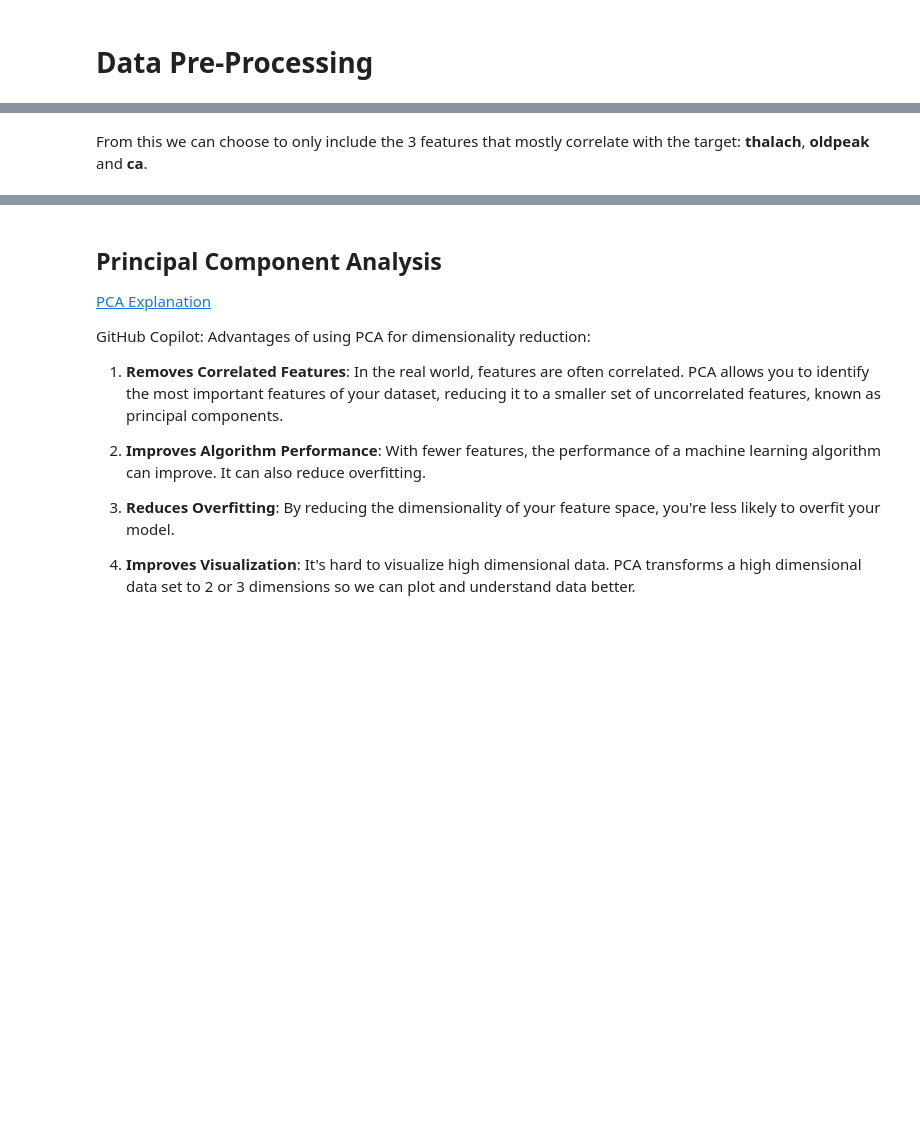
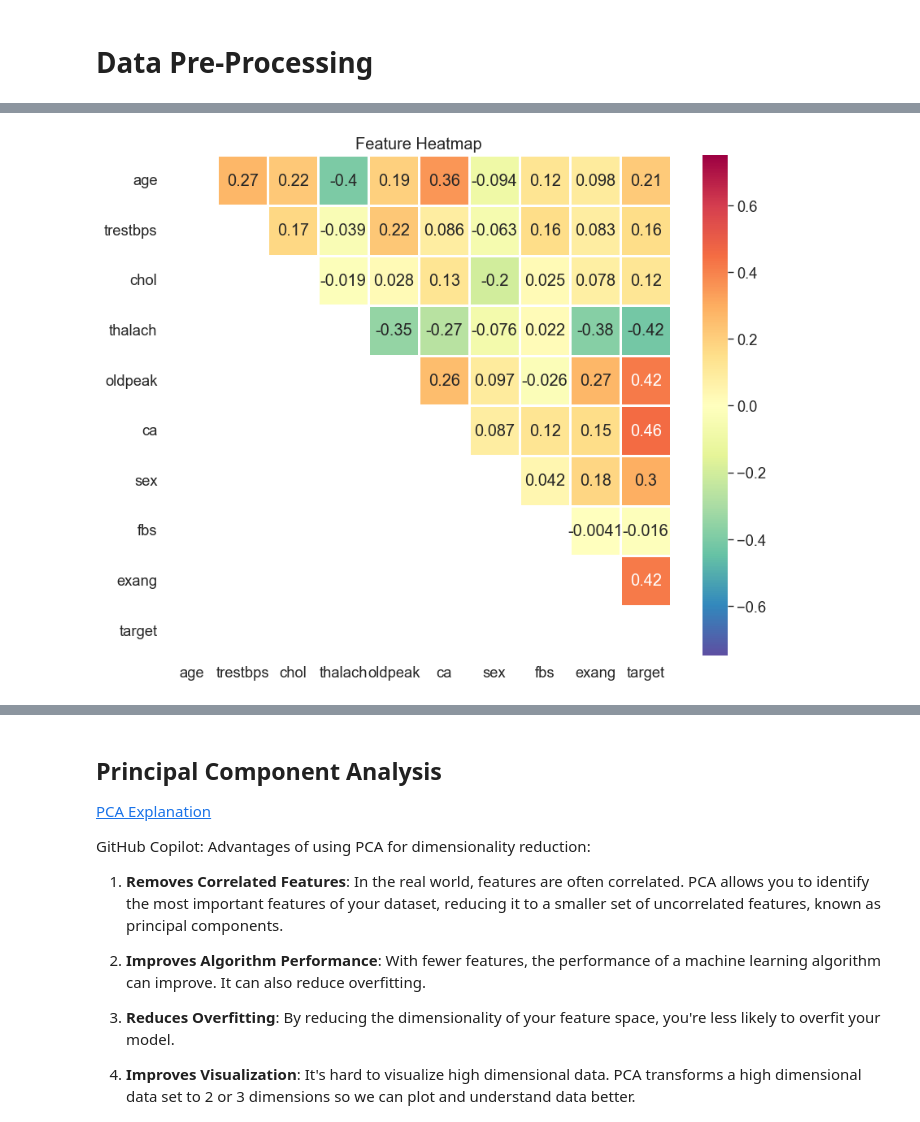
Before and after one commit to diogocerveira/heart-prediese, a Jupyter notebook: DACO_project.ipynb, the cells around one changed output, grey strips where cells are left out. Drawn from its saved outputs; the diff is of its cells as text; code cells hidden in the pictures; blank space fills up the shorter version.

Commit message:
new heatmaps and info

```diff
--- a/DACO_project.ipynb
+++ b/DACO_project.ipynb
@@ -42,24 +44,20 @@ data.columns = detail.keys()
 # Data Pre-Processing
 # %%
 from sklearn.preprocessing import StandardScaler, MinMaxScaler
-
-
 
 # Check for missing values
 print("Number of missing values:", data.isnull().sum().sum(), "\n")
 # Check for duplicates
 print("Number of duplicates:", data.duplicated().sum(), "\n")
 
-continuousFeatures = ["age", "trestbps", "chol", "thalach", "oldpeak", "ca"]
-
 X = data.iloc[:, :-1]
 Y = data.iloc[:, -1]
 
-print(data.describe())
+# print(data.describe())
 
 # print(X[continuousFeatures].head(), "\n")
 # Apply scaler only to continuous variables
-X[continuousFeatures] = StandardScaler().fit_transform(X[continuousFeatures])
+X[numericFeatures] = StandardScaler().fit_transform(X[numericFeatures])
 #X[continuousFeatures] = MinMaxScaler().fit_transform(X[continuousFeatures])
 
 # print(X[continuousFeatures].head(), "\n")
@@ -78,17 +86,19 @@ Using only numeric features: **continuous** - age, trestbps, chol, thalach, oldp
 # %%
-# considering ca ordered as only has 4 values
-numericFeatures = ["age", "trestbps", "chol", "thalach", "oldpeak", "ca"]
-categoricalFeatures = ["sex", "cp", "fbs", "restecg", "exang", "slope", "thal"]
+figsize = (10, 8)
+vmin = -0.75
+vmax = 0.75
 
-X_numeric = X_oneHot[numericFeatures]
-dataCorr = pd.concat([X_numeric, data["target"]], axis=1).corr()
+X_heatmap = X[numericFeatures + ["sex", "fbs", "exang"]]
 
-upperHalf_mask = np.tril(np.ones_like(dataCorr, dtype=bool))
+dataCorr = pd.concat([X_heatmap, data["target"]], axis=1).corr()
 
-plt.figure()
-plt.title("Numeric Feature Heatmap")
-sns.heatmap(dataCorr, annot=True, linewidths=2, mask=upperHalf_mask)
-plt.savefig(f"plots/numeric_heatmap.png")
-plt.show()
+upperHalf_mask = np.tril(np.ones_like(dataCorr, dtype=bool))    # remove bottom left corner
+
+plt.figure(figsize=figsize)
+plt.title("Feature Heatmap")
+sns.heatmap(dataCorr, annot=True, linewidths=2,
+            mask=upperHalf_mask, cmap="Spectral_r", vmin=vmin, vmax=vmax
+)
+plt.savefig(f"plots/heatmap/heatmap.png")
+# %% [output]
+[figure, added]
-# %% [markdown]
-From this we can choose to only include the 3 features that mostly correlate with the target: **thalach**, **oldpeak** and **ca**.
```
Also changed, not shown: parts of 14 cells of this notebook, 19 other files.
